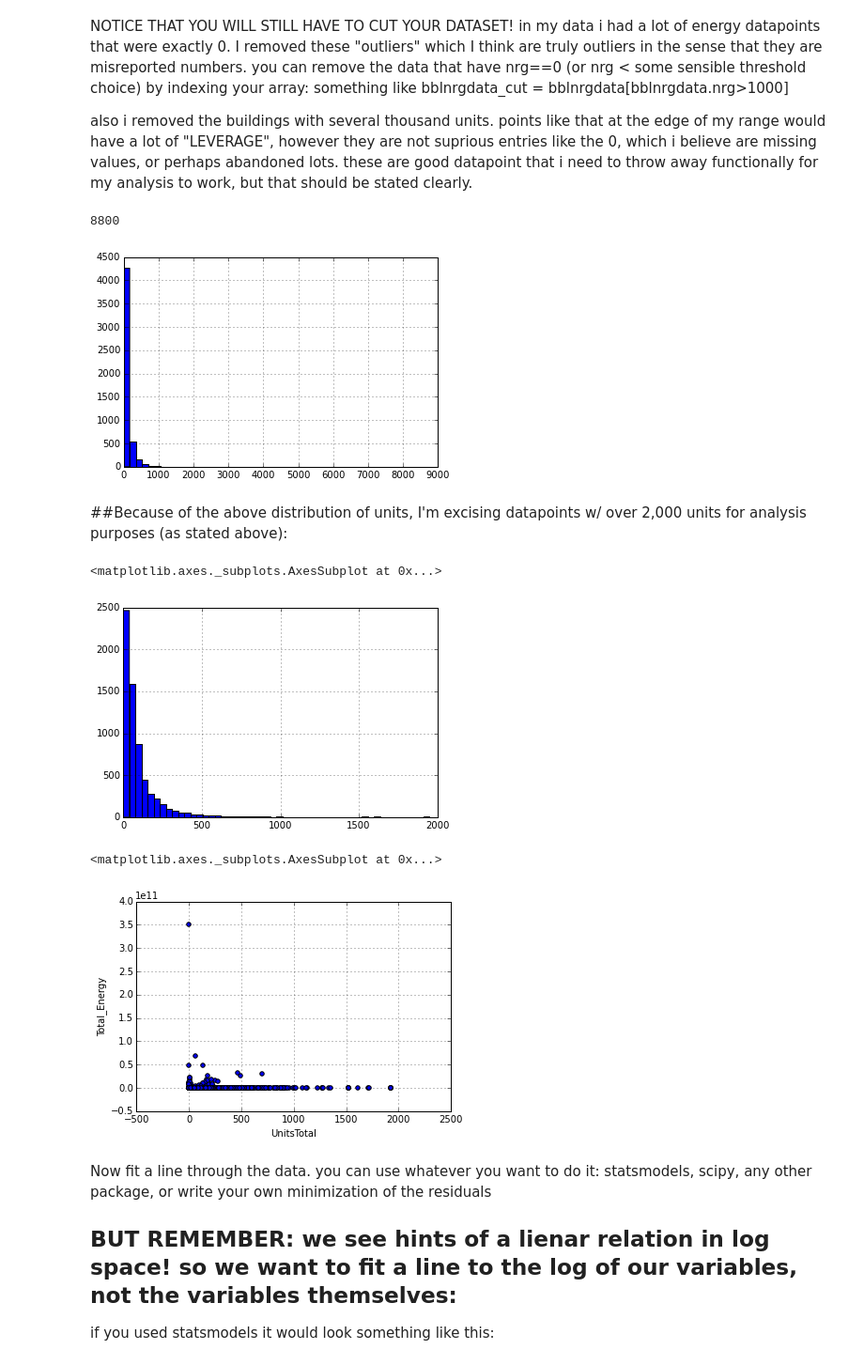
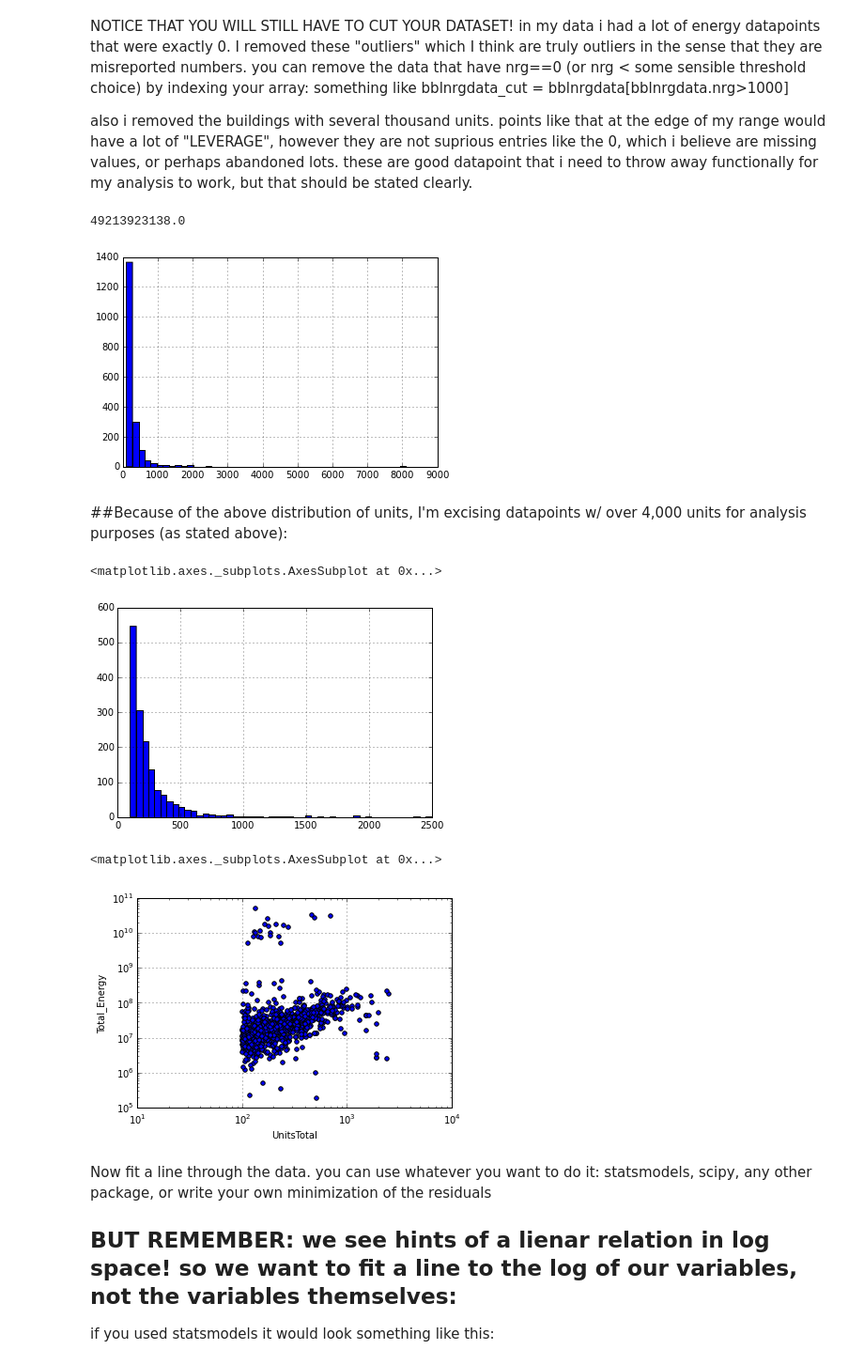
Before and after one commit to jjhall77/PUI2015_jjhall, a Jupyter notebook: HW5/building_nrg_instructions.ipynb, the cells around one changed output. Shown at 94% size. Saved outputs shown, nothing was run; the diff lists cells and outputs as text; code cells hidden in the pictures.

```diff
--- a/HW5/building_nrg_instructions.ipynb
+++ b/HW5/building_nrg_instructions.ipynb
@@ -6,8 +6,11 @@ import pandas as pd
 import os
 import json
 import pylab as pl
+import statsmodels.api as sm
+
 #s = json.load( open(os.getenv('PUI2015')+'/fbb_matplotlibrc.json') )
 #pl.rcParams.update(s)
+plt.style.use('ggplot')
 %pylab inline
 
 #where I store my data files
@@ -172,25 +155,26 @@ something like bblnrgdata_cut = bblnrgdata[bblnrgdata.nrg>1000]
 also i removed the buildings with several thousand units. points like that at the edge of my range would have a lot of "LEVERAGE", however  they are not suprious entries like the 0, which i believe are missing values, or perhaps abandoned lots. these are good datapoint that i need to throw away functionally for my analysis to work, but that should be stated clearly.
 # %%
 #data cleaning, take 2
-bblnrgdata_cut = bblnrgdata[bblnrgdata.Total_Energy>0]
+bblnrgdata_cut = bblnrgdata[bblnrgdata.UnitsTotal>100]
 bblnrgdata_cut['UnitsTotal'].hist(bins=50)
-bblnrgdata_cut['UnitsTotal'].max()
+bblnrgdata_cut['Total_Energy'].max()
 # %% [output]
-8800
+49213923138.0
-[figure, old version]
+[figure, new version]
 # %% [markdown]
-##Because of the above distribution of units, I'm excising datapoints w/ over 2,000 units for analysis purposes (as stated above):
+##Because of the above distribution of units, I'm excising datapoints w/ over 4,000 units for analysis purposes (as stated above):
 # %%
-bblnrgdata_cut = bblnrgdata[bblnrgdata.UnitsTotal<2000]
+bblnrgdata_cut = bblnrgdata_cut[bblnrgdata_cut.UnitsTotal<4000]
+bblnrgdata_cut = bblnrgdata_cut[bblnrgdata_cut.Total_Energy<3e11]
 bblnrgdata_cut['UnitsTotal'].hist(bins=50)
 # %% [output]
 <matplotlib.axes._subplots.AxesSubplot at 0x...>
-[figure, old version]
+[figure, new version]
 # %%
-bblnrgdata_cut.plot(x='UnitsTotal', y='Total_Energy', kind='scatter')
+bblnrgdata_cut.plot(x='UnitsTotal', y='Total_Energy', kind='scatter', loglog=True)
 # %% [output]
 <matplotlib.axes._subplots.AxesSubplot at 0x...>
-[figure, old version]
+[figure, new version]
 # %% [markdown]
 Now fit a line through the data. you can use whatever you want to do it:
 statsmodels, scipy, any other package, or write your own minimization of the residuals
```
Also changed, not shown: parts of 6 cells of this notebook.
